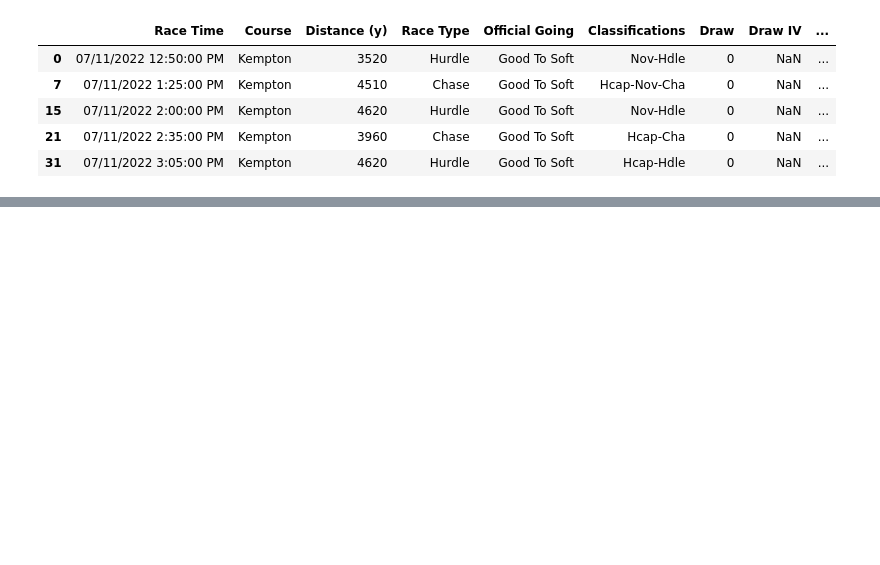
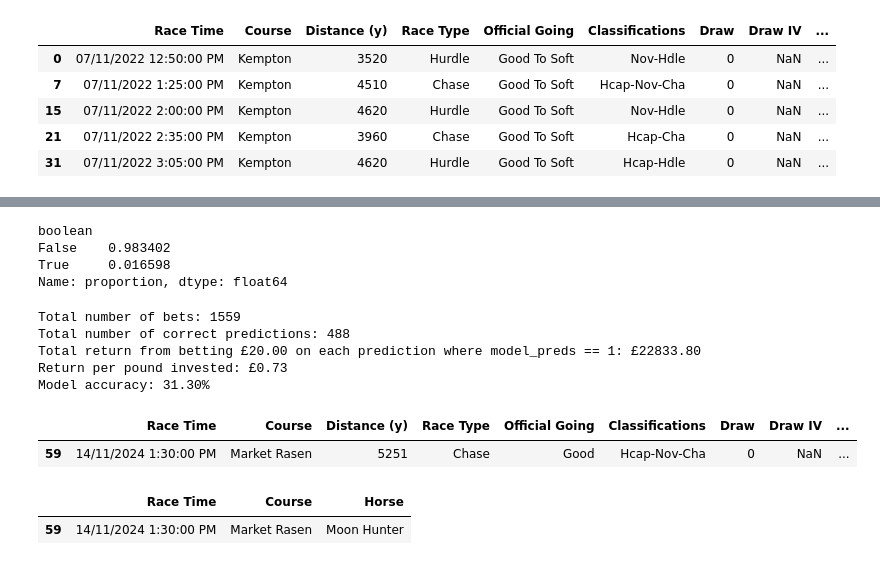
Before and after one commit to andrewbarwise/horse_trading, a Jupyter notebook: notebooks/jumps.ipynb, the cells around one changed output, grey strips where cells are left out. Drawn from its saved outputs; the diff is of its cells as text; code cells hidden in the pictures; blank space fills up the shorter version.

```diff
--- a/notebooks/jumps.ipynb
+++ b/notebooks/jumps.ipynb
@@ -53,0 +170,8 @@ winners.head()
+# %%
+boolean_prop = calculate_proportions(df, 'boolean')
+boolean_prop
+# %% [output]
+boolean
+False    0.983402
+True     0.016598
+Name: proportion, dtype: float64
@@ -53,0 +220,28 @@ winners.head()
+# %%
+profit_calculation(df)
+# %% [output]
+Total number of bets: 1559
+Total number of correct predictions: 488
+Total return from betting £20.00 on each prediction where model_preds == 1: £22833.80
+Return per pound invested: £0.73
+Model accuracy: 31.30%
+# %%
+df1 = pd.read_csv('../data/raw_proform/2024_11_14.csv')
+
+df1['morning_price_rank'] = (
+    df1.groupby(['Race Time', 'Course'])['Morning Price']
+    .rank(method='min', ascending=True)
+)
+
+df1['boolean'] = (df1['morning_price_rank'] <=3) & (df1['OR Rank'] <=3) & (df1['Main Rank'] <=3) & (df1['Pace Rating Rank'] <=3) & (df1['TrnJky Stats'] > 80) & (df1["Today's Going Wins"] > 1)
+# %%
+aa = df1[df1['boolean']== True]
+aa
+# %% [output]
+|  | Race Time | Course | Distance (y) | Race Type | Official Going | Classifications | Draw | Draw IV | ... |
+| 59 | 14/11/2024 1:30:00 PM | Market Rasen | 5251 | Chase | Good | Hcap-Nov-Cha | 0 | NaN | ... |
+# %%
+aa[['Race Time', 'Course', 'Horse']]
+# %% [output]
+|  | Race Time | Course | Horse |
+| 59 | 14/11/2024 1:30:00 PM | Market Rasen | Moon Hunter |
```
Also changed, not shown: parts of 13 cells of this notebook, 7 other files.
